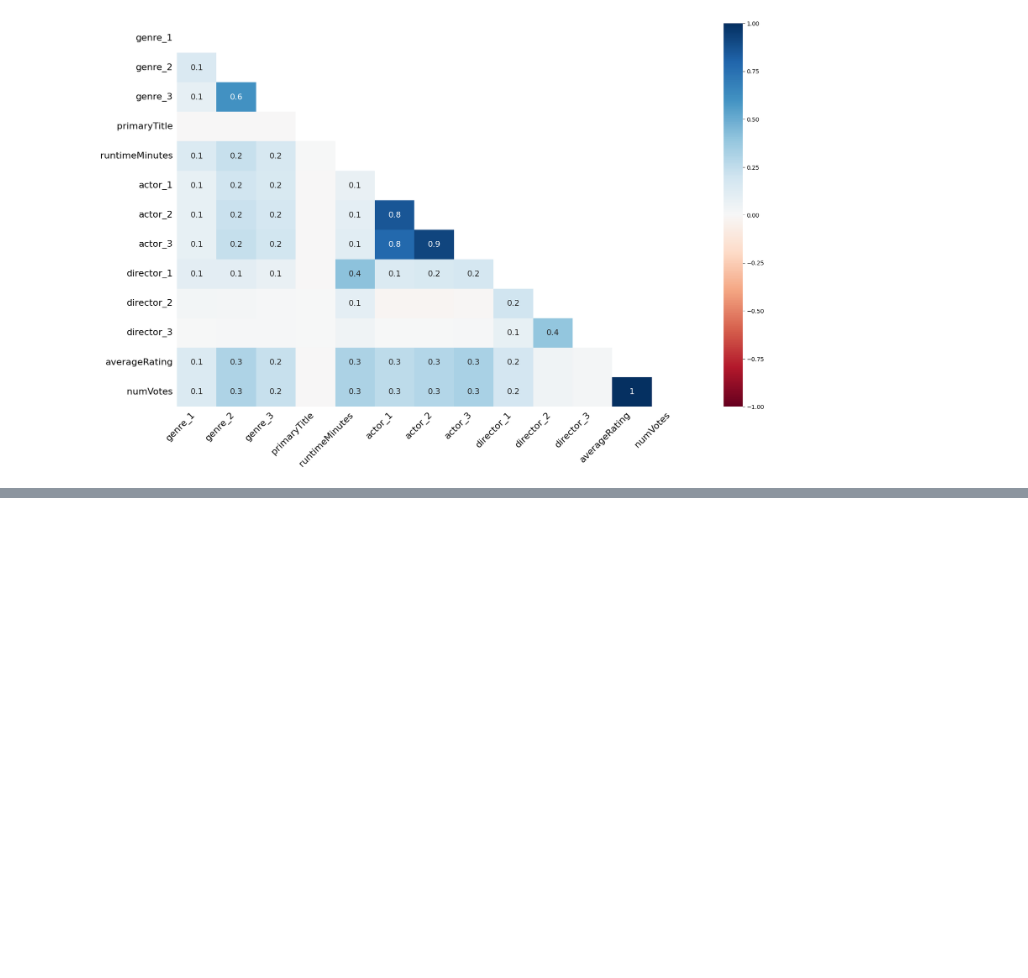
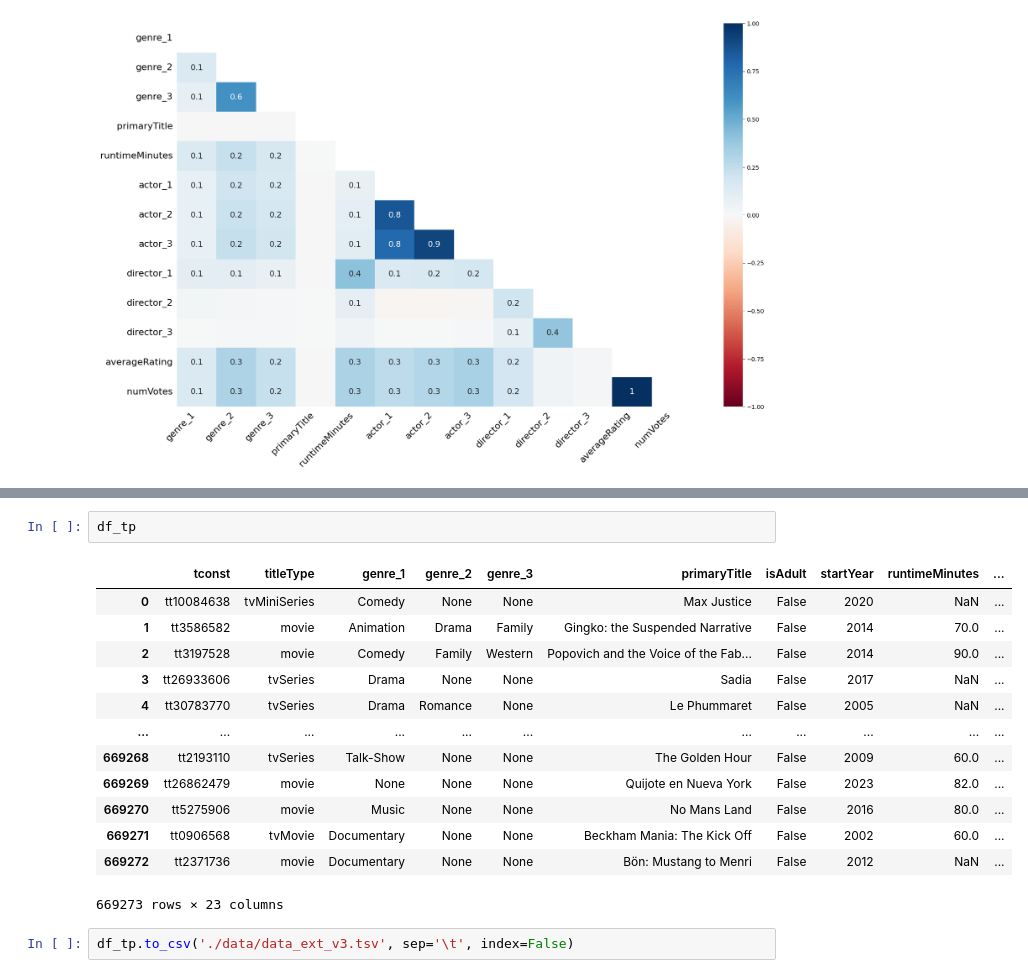
Before and after one commit to data-IA-2024/netfloox-recommandation-gr3, a Jupyter notebook: AnalyzeEDA.ipynb, the cells around one changed output, grey strips where cells are left out. Saved outputs shown, nothing was run; the diff lists cells and outputs as text; blank space fills up the shorter version.

```diff
--- a/AnalyzeEDA.ipynb
+++ b/AnalyzeEDA.ipynb
@@ -1330,0 +1375,18 @@ msno.heatmap(df_tp)
+# %%
+df_tp
+# %% [output]
+|  | tconst | titleType | genre_1 | genre_2 | genre_3 | primaryTitle | isAdult | startYear | runtimeMinutes | ... |
+| 0 | tt10084638 | tvMiniSeries | Comedy | None | None | Max Justice | False | 2020 | NaN | ... |
+| 1 | tt3586582 | movie | Animation | Drama | Family | Gingko: the Suspended Narrative | False | 2014 | 70.0 | ... |
+| 2 | tt3197528 | movie | Comedy | Family | Western | Popovich and the Voice of the Fab... | False | 2014 | 90.0 | ... |
+| 3 | tt26933606 | tvSeries | Drama | None | None | Sadia | False | 2017 | NaN | ... |
+| 4 | tt30783770 | tvSeries | Drama | Romance | None | Le Phummaret | False | 2005 | NaN | ... |
+| ... | ... | ... | ... | ... | ... | ... | ... | ... | ... | ... |
+| 669268 | tt2193110 | tvSeries | Talk-Show | None | None | The Golden Hour | False | 2009 | 60.0 | ... |
+| 669269 | tt26862479 | movie | None | None | None | Quijote en Nueva York | False | 2023 | 82.0 | ... |
+| 669270 | tt5275906 | movie | Music | None | None | No Mans Land | False | 2016 | 80.0 | ... |
+| 669271 | tt0906568 | tvMovie | Documentary | None | None | Beckham Mania: The Kick Off | False | 2002 | 60.0 | ... |
+| 669272 | tt2371736 | movie | Documentary | None | None | Bön: Mustang to Menri | False | 2012 | NaN | ... |
+669273 rows × 23 columns
+# %%
+df_tp.to_csv('./data/data_ext_v3.tsv', sep='\t', index=False)
```
Also changed, not shown: parts of 1 cell of this notebook.
